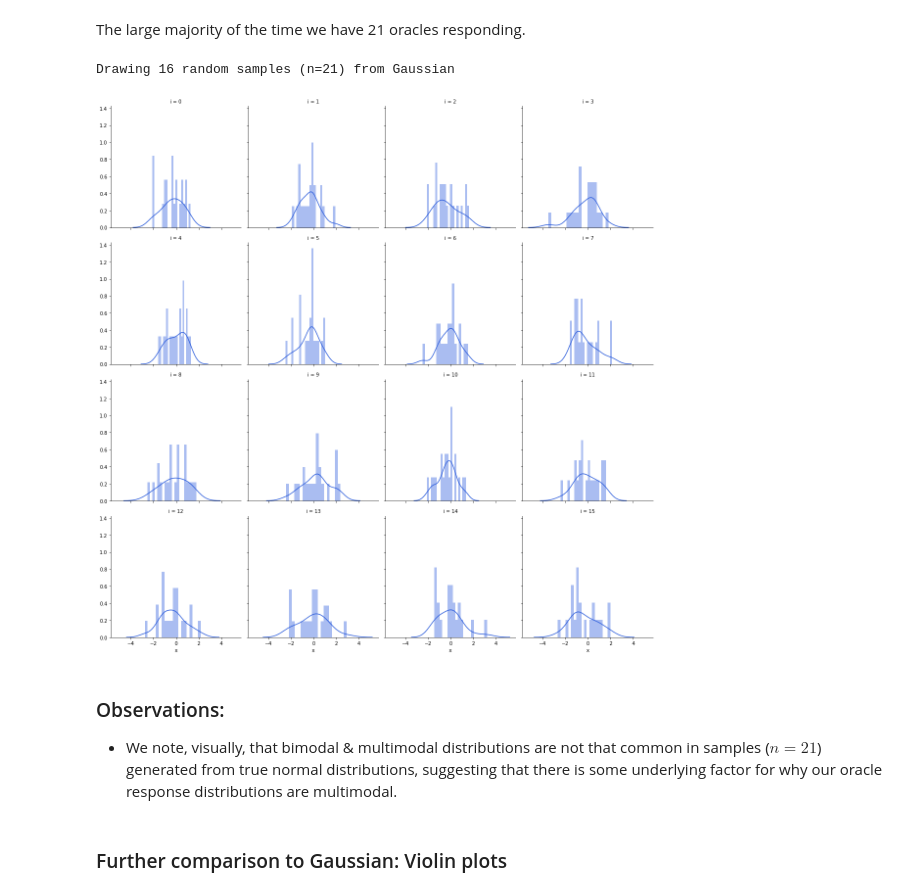
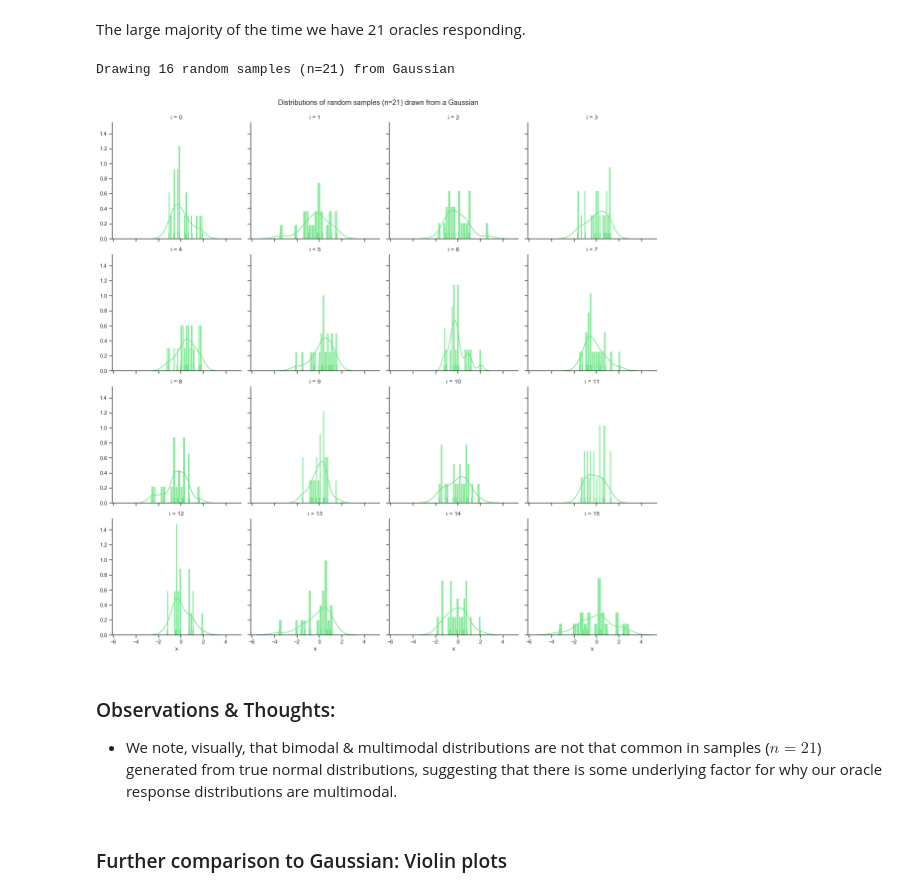
Before and after one commit to sassmilic/chainlink-price-contract-analysis, a Jupyter notebook: chainlink price feed analysis.ipynb, the cells around one changed output. Drawn from its saved outputs; the diff is of its cells as text; code cells hidden in the pictures.

```diff
--- a/chainlink price feed analysis.ipynb
+++ b/chainlink price feed analysis.ipynb
@@ -162,18 +163,19 @@ df.groupby(['n_oracles']).agg(
 | 33 | 1 |
 # %% [markdown]
 The large majority of the time we have 21 oracles responding.
-# %%
-N_SAMPLES = 16
-df = generate_random_gaussians(21, N_SAMPLES)
-# %% [output]
-Drawing 16 random samples (n=21) from Gaussian
 # %%
+N_SAMPLES = 16
+df = generate_random_gaussians(21, N_SAMPLES)
 g = sns.FacetGrid(df, col="i", col_wrap=4, height=4, aspect=1)
-g.map(sns.distplot, "x", **{'bins': 20, 'color': CHAINLINK_BLUE});
+g.map(sns.distplot, "x", rug=True, hist_kws=dict(alpha=0.8), **{'bins': 20, 'color': GREEN});
+g.fig.suptitle('Distributions of random samples (n=21) drawn from a Gaussian')
+# add space below title
+g.fig.subplots_adjust(top=0.94)
 # %% [output]
+Drawing 16 random samples (n=21) from Gaussian
-[figure, old version]
+[figure, new version]
 # %% [markdown]
-### Observations:
+### Observations & Thoughts:
 - We note, visually, that bimodal \& multimodal distributions are not that common in samples ($n = 21$) generated from true normal distributions, suggesting that there is some underlying factor for why our oracle response distributions are multimodal.
 # %% [markdown]
 ### Further comparison to Gaussian: Violin plots
```
Also changed, not shown: parts of 58 cells of this notebook.
